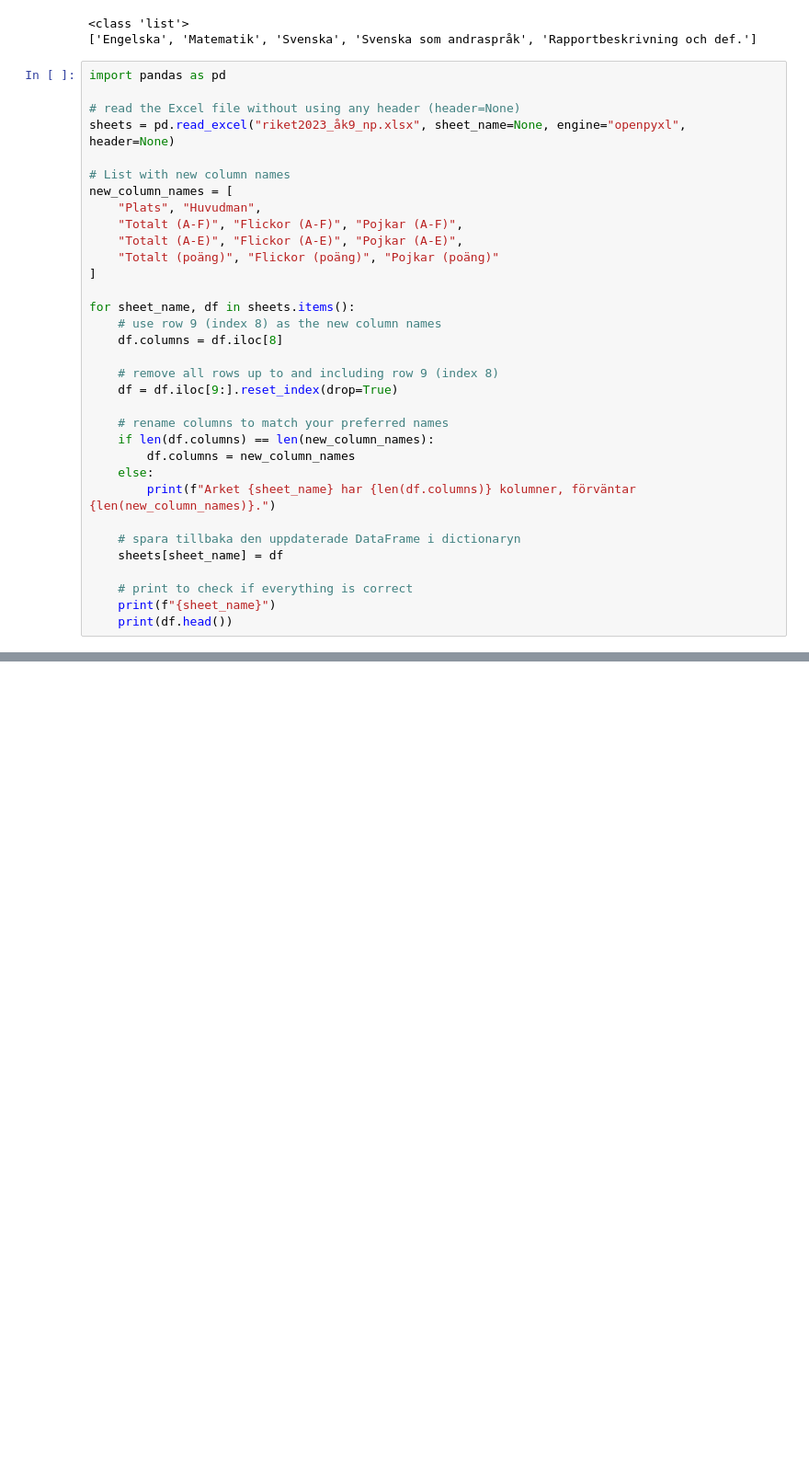
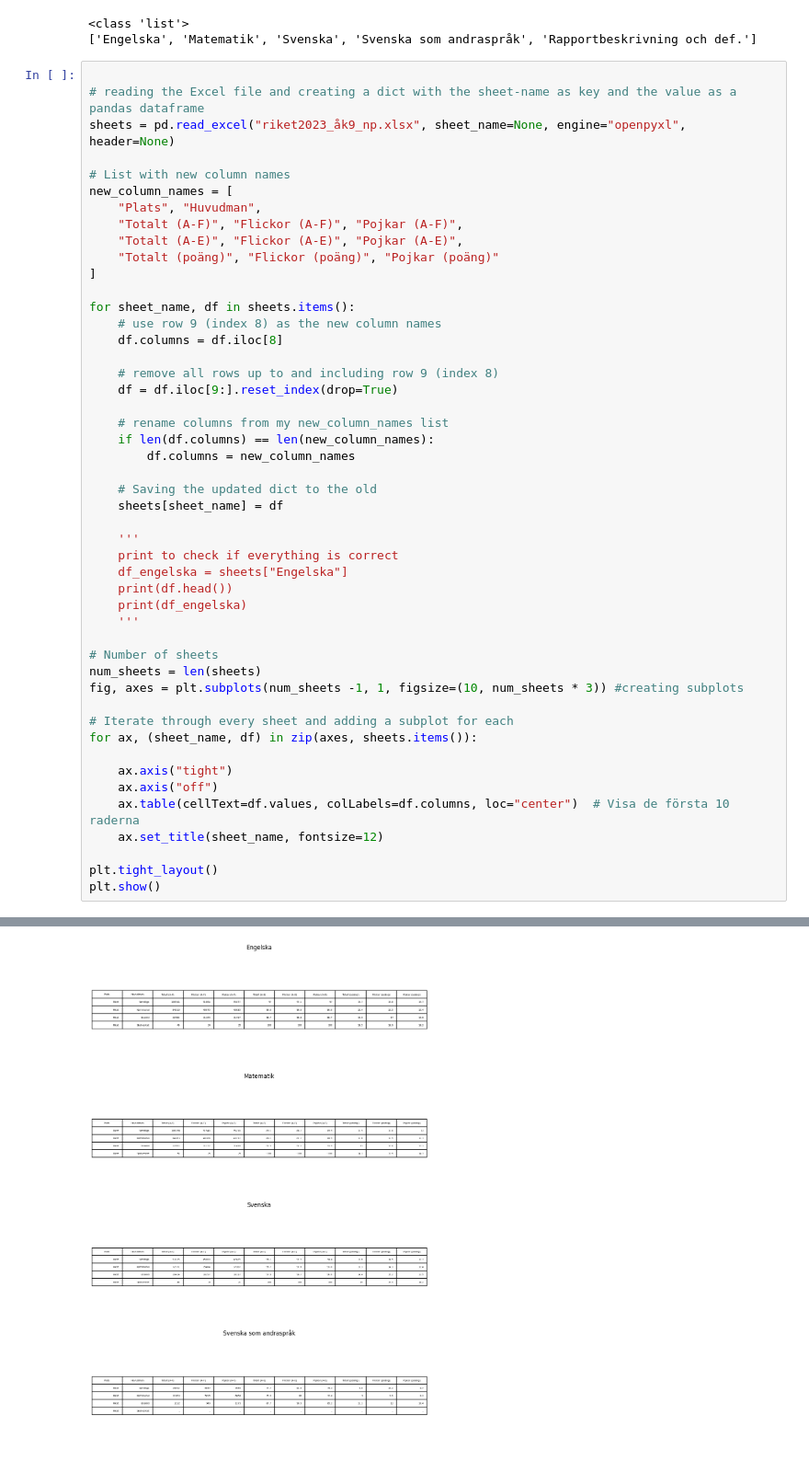
Before and after one commit to Vence85/labb2, a Jupyter notebook: main.ipynb, the cells around one changed output, grey strips where cells are left out. Shown: that part at 92% size. Drawn from its saved outputs; the diff is of its cells as text; blank space fills up the shorter version.

Commit message:
been trying to work on how to display tables in subplot

```diff
--- a/main.ipynb
+++ b/main.ipynb
@@ -14,9 +14,8 @@ print(excel_file.sheet_names)
 <class 'list'>
 ['Engelska', 'Matematik', 'Svenska', 'Svenska som andraspråk', 'Rapportbeskrivning och def.']
 # %%
-import pandas as pd
 
-# read the Excel file without using any header (header=None)
+# reading the Excel file and creating a dict with the sheet-name as key and the value as a pandas dataframe
 sheets = pd.read_excel("riket2023_åk9_np.xlsx", sheet_name=None, engine="openpyxl", header=None)
 
 # List with new column names
@@ -34,16 +33,32 @@ for sheet_name, df in sheets.items():
     # remove all rows up to and including row 9 (index 8)
     df = df.iloc[9:].reset_index(drop=True)
 
-    # rename columns to match your preferred names
+    # rename columns from my new_column_names list
     if len(df.columns) == len(new_column_names):
         df.columns = new_column_names
-    else:
-        print(f"Arket {sheet_name} har {len(df.columns)} kolumner, förväntar {len(new_column_names)}.")
 
-    # spara tillbaka den uppdaterade DataFrame i dictionaryn
+    # Saving the updated dict to the old
     sheets[sheet_name] = df
 
-    # print to check if everything is correct
-    print(f"{sheet_name}")
+    '''
+    print to check if everything is correct
+    df_engelska = sheets["Engelska"]
     print(df.head())
+    print(df_engelska)
+    '''
+
+# Number of sheets
+num_sheets = len(sheets)
+fig, axes = plt.subplots(num_sheets -1, 1, figsize=(10, num_sheets * 3)) #creating subplots
+
+# Iterate through every sheet and adding a subplot for each
+for ax, (sheet_name, df) in zip(axes, sheets.items()):
+
+    ax.axis("tight")
+    ax.axis("off")
+    ax.table(cellText=df.values, colLabels=df.columns, loc="center")  # Visa de första 10 raderna
+    ax.set_title(sheet_name, fontsize=12)
+
+plt.tight_layout()
+plt.show()
 # %% [output]
@@ -66,0 +65 @@ Engelska
+[figure, added]
```
Also changed, not shown: parts of 1 cell of this notebook, 1 other file.
